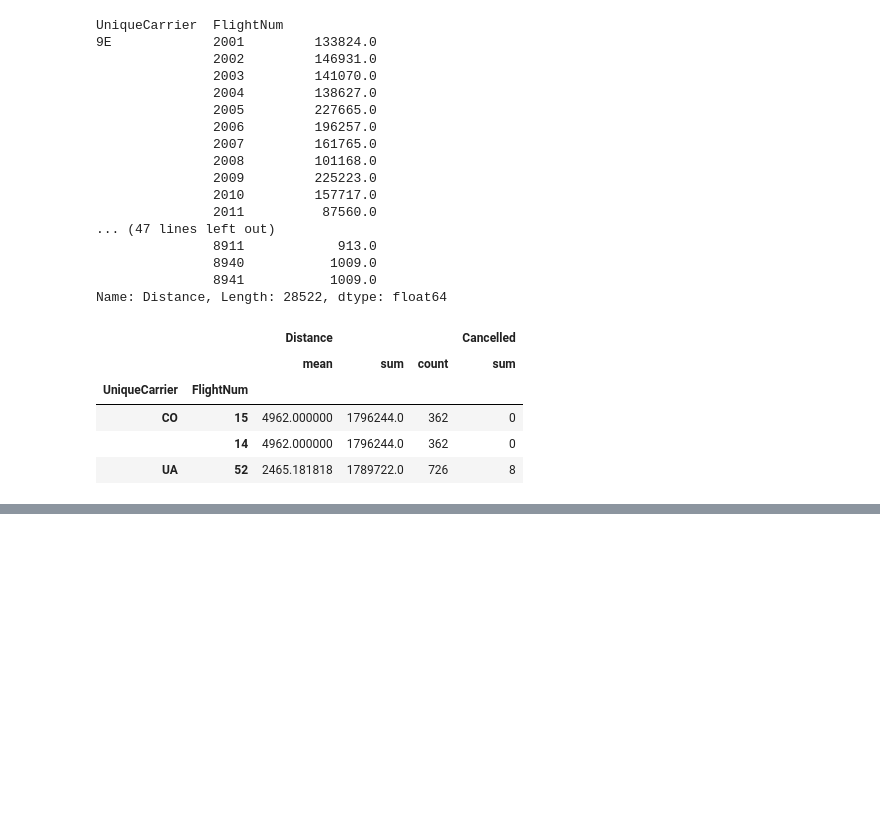
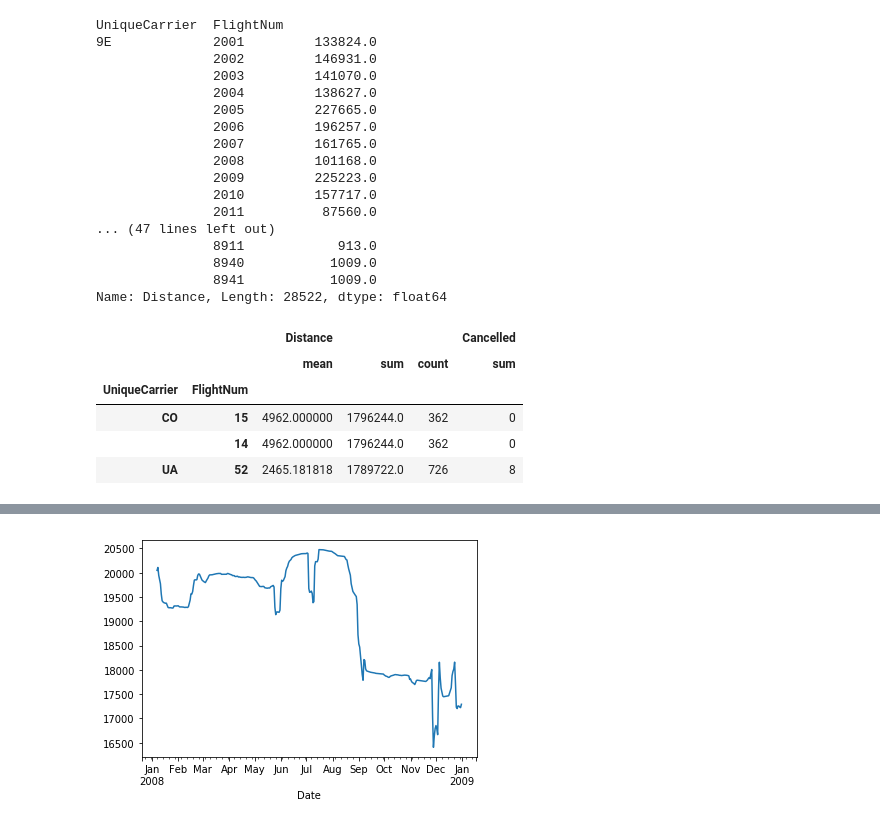
Before and after one commit to BurkovBA/OML, a Jupyter notebook: OpenMachineLearning/Assignment2/Assignment2.ipynb, the cells around one changed output, grey strips where cells are left out. Cells and saved outputs as stored; diff of their text form; code cells hidden in the pictures; blank space fills up the shorter version.

```diff
--- a/OpenMachineLearning/Assignment2/Assignment2.ipynb
+++ b/OpenMachineLearning/Assignment2/Assignment2.ipynb
@@ -155,0 +192,4 @@ flights_df.groupby(['UniqueCarrier','FlightNum'])\
+# %%
+num_flights_by_date.rolling(window=7).mean().plot();
+# %% [output]
+[figure, added]
```
Also changed, not shown: parts of 6 cells of this notebook.
